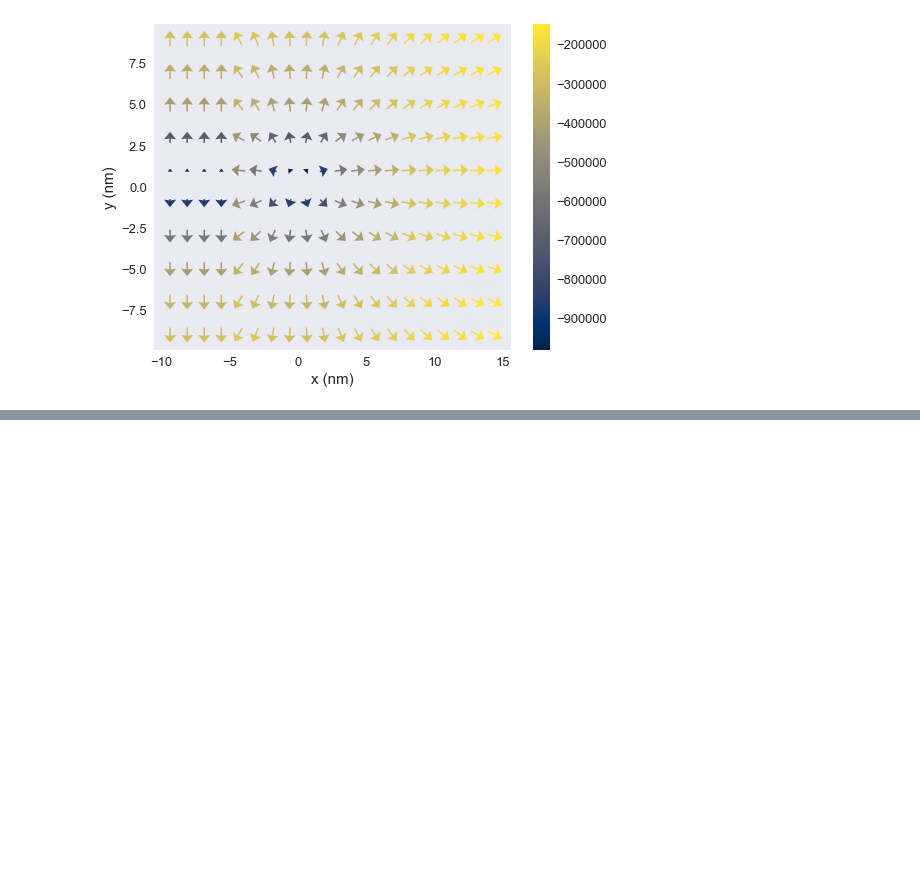
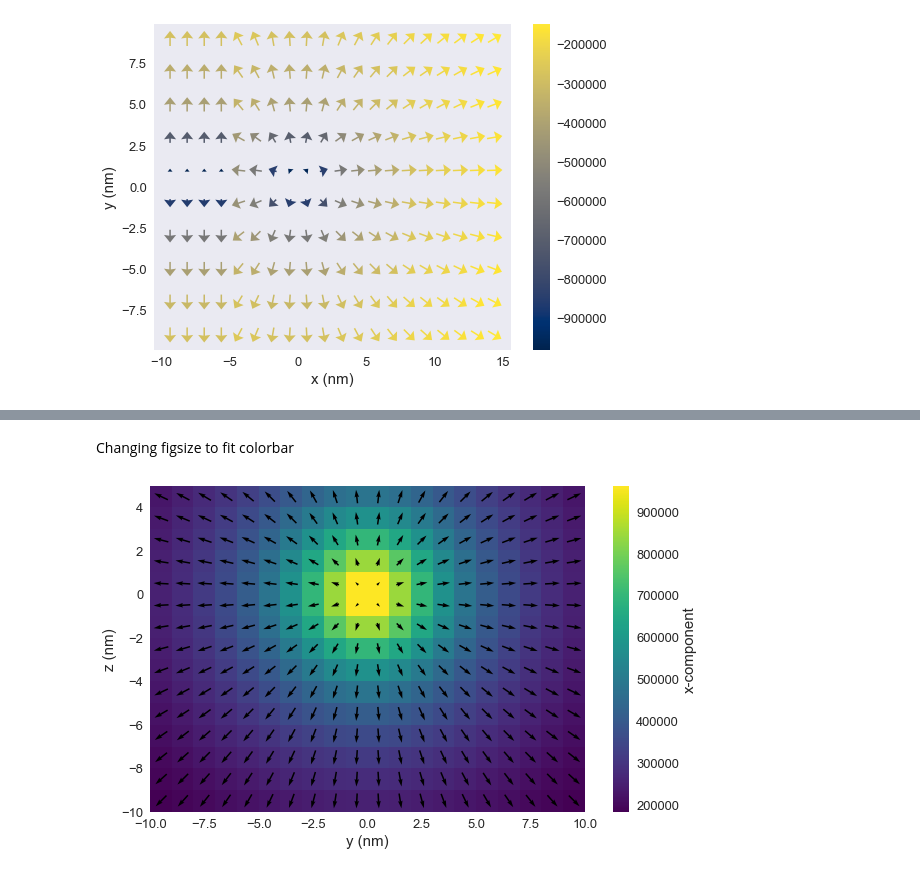
Before and after one commit to ubermag/discretisedfield, a Jupyter notebook: dev/mpl-plotting.ipynb, the cells around one changed output, grey strips where cells are left out. Saved outputs shown, nothing was run; the diff lists cells and outputs as text; code cells hidden in the pictures; blank space fills up the shorter version.

```diff
--- a/dev/mpl-plotting.ipynb
+++ b/dev/mpl-plotting.ipynb
@@ -165,0 +178,6 @@ field.plane('z', n=(20, 10)).mpl_vector(headwidth=8)
+# %% [markdown]
+Changing figsize to fit colorbar
+# %%
+field.plane('x').mpl(figsize=(10, 6))
+# %% [output]
+[figure, added]
```
Also changed, not shown: parts of 33 cells of this notebook, 1 other file.
